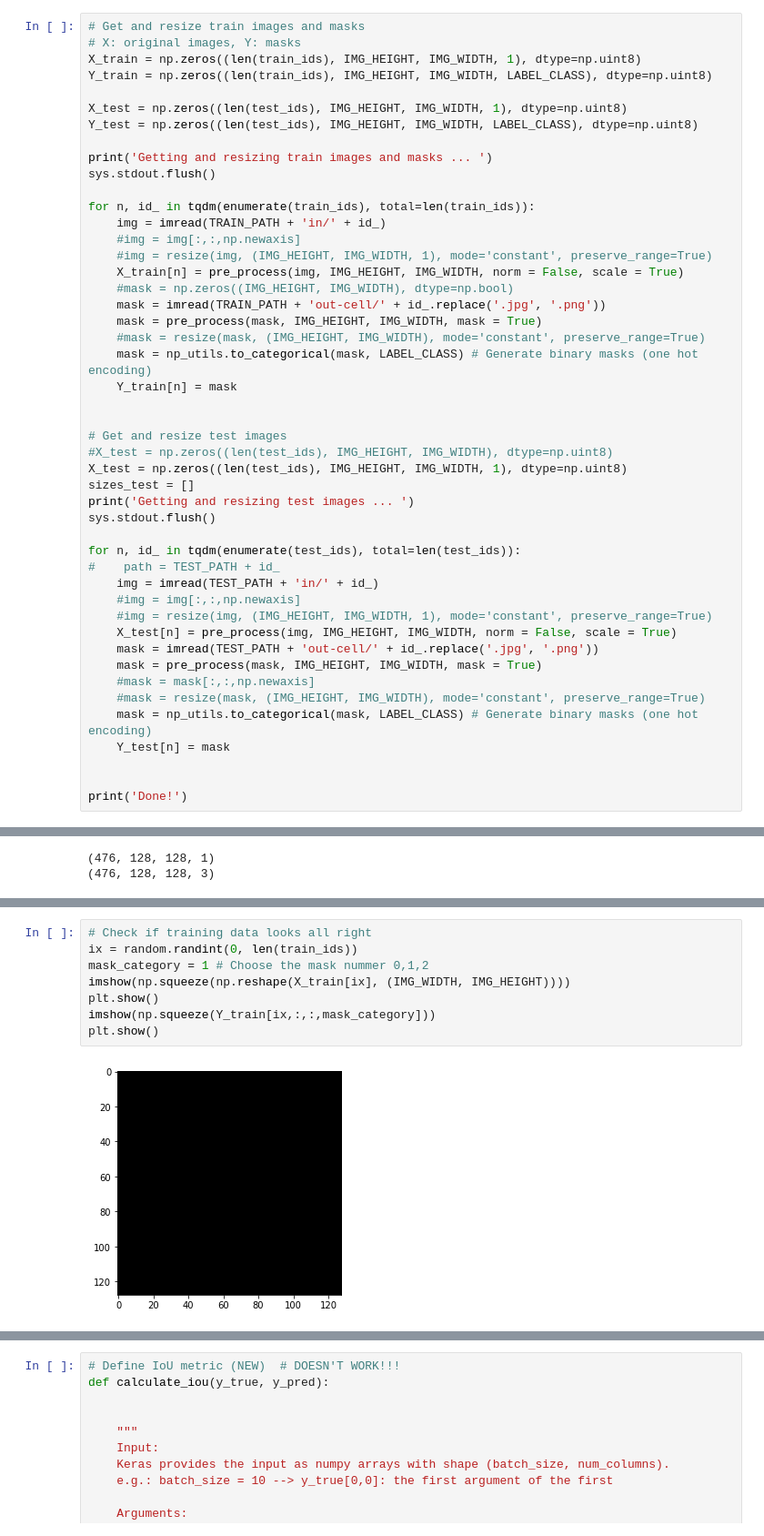
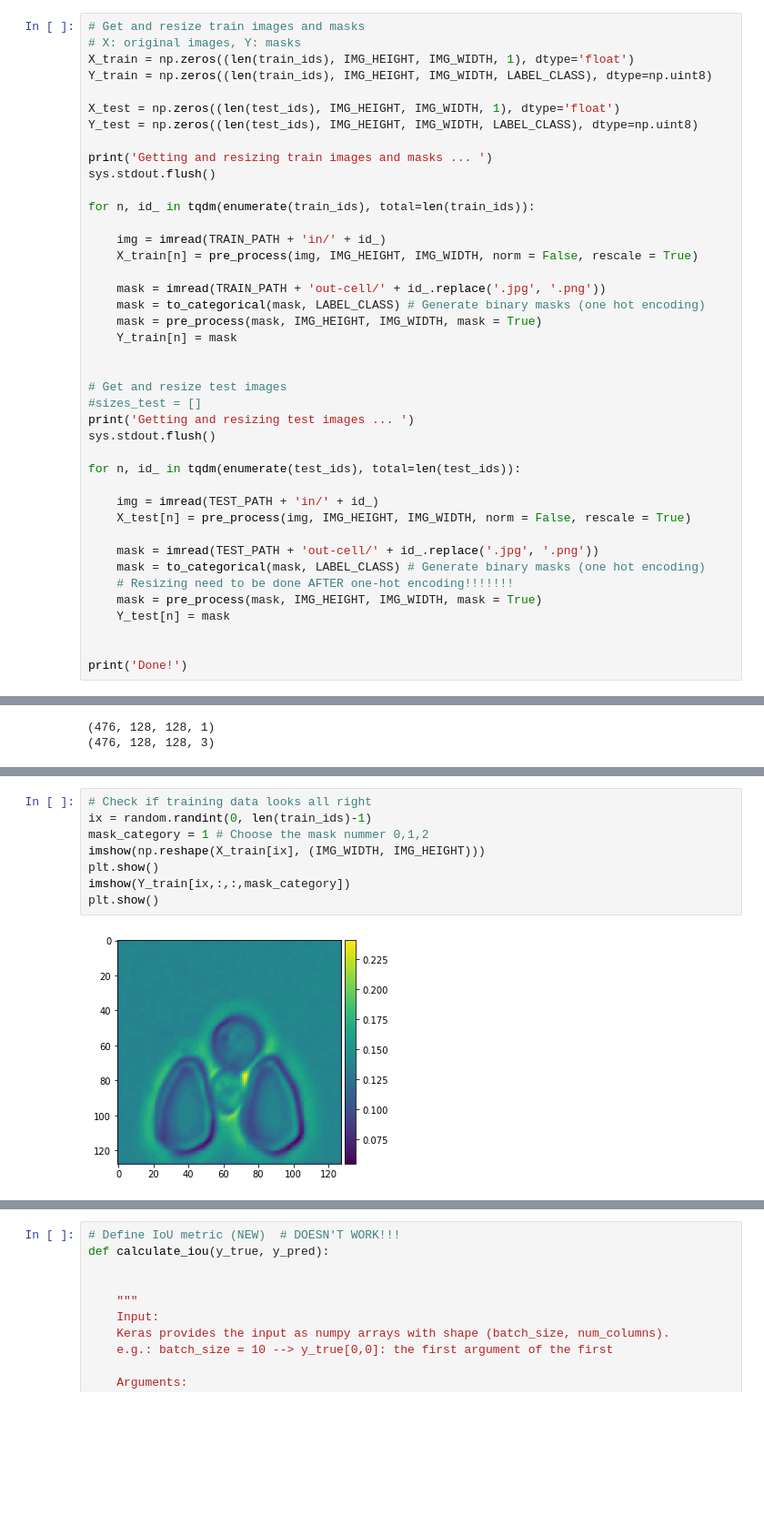
Before and after one commit to ziheng84/Master-thesis, a Jupyter notebook: UNet/lab_unet_training.ipynb, the cells around one changed output, grey strips where cells are left out. Shown at 91% size. Cells and saved outputs as stored; diff of their text form; blank space fills up the shorter version.

```diff
--- a/UNet/lab_unet_training.ipynb
+++ b/UNet/lab_unet_training.ipynb
@@ -144,46 +123,40 @@ test_img1.shape
 # %%
 # Get and resize train images and masks
 # X: original images, Y: masks
-X_train = np.zeros((len(train_ids), IMG_HEIGHT, IMG_WIDTH, 1), dtype=np.uint8)
+X_train = np.zeros((len(train_ids), IMG_HEIGHT, IMG_WIDTH, 1), dtype='float')
 Y_train = np.zeros((len(train_ids), IMG_HEIGHT, IMG_WIDTH, LABEL_CLASS), dtype=np.uint8)
 
-X_test = np.zeros((len(test_ids), IMG_HEIGHT, IMG_WIDTH, 1), dtype=np.uint8)
+X_test = np.zeros((len(test_ids), IMG_HEIGHT, IMG_WIDTH, 1), dtype='float')
 Y_test = np.zeros((len(test_ids), IMG_HEIGHT, IMG_WIDTH, LABEL_CLASS), dtype=np.uint8)
 
 print('Getting and resizing train images and masks ... ')
 sys.stdout.flush()
 
 for n, id_ in tqdm(enumerate(train_ids), total=len(train_ids)):
+
     img = imread(TRAIN_PATH + 'in/' + id_)
-    #img = img[:,:,np.newaxis]
-    #img = resize(img, (IMG_HEIGHT, IMG_WIDTH, 1), mode='constant', preserve_range=True)
-    X_train[n] = pre_process(img, IMG_HEIGHT, IMG_WIDTH, norm = False, scale = True)
-    #mask = np.zeros((IMG_HEIGHT, IMG_WIDTH), dtype=np.bool)
+    X_train[n] = pre_process(img, IMG_HEIGHT, IMG_WIDTH, norm = False, rescale = True)
+
     mask = imread(TRAIN_PATH + 'out-cell/' + id_.replace('.jpg', '.png'))
+    mask = to_categorical(mask, LABEL_CLASS) # Generate binary masks (one hot encoding)
     mask = pre_process(mask, IMG_HEIGHT, IMG_WIDTH, mask = True)
-    #mask = resize(mask, (IMG_HEIGHT, IMG_WIDTH), mode='constant', preserve_range=True)
-    mask = np_utils.to_categorical(mask, LABEL_CLASS) # Generate binary masks (one hot encoding)
     Y_train[n] = mask
 
 
 # Get and resize test images
-#X_test = np.zeros((len(test_ids), IMG_HEIGHT, IMG_WIDTH), dtype=np.uint8)
-X_test = np.zeros((len(test_ids), IMG_HEIGHT, IMG_WIDTH, 1), dtype=np.uint8)
-sizes_test = []
+#sizes_test = []
 print('Getting and resizing test images ... ')
 sys.stdout.flush()
 
 for n, id_ in tqdm(enumerate(test_ids), total=len(test_ids)):
-#    path = TEST_PATH + id_
+
     img = imread(TEST_PATH + 'in/' + id_)
-    #img = img[:,:,np.newaxis]
-    #img = resize(img, (IMG_HEIGHT, IMG_WIDTH, 1), mode='constant', preserve_range=True)
-    X_test[n] = pre_process(img, IMG_HEIGHT, IMG_WIDTH, norm = False, scale = True)
+    X_test[n] = pre_process(img, IMG_HEIGHT, IMG_WIDTH, norm = False, rescale = True)
+
     mask = imread(TEST_PATH + 'out-cell/' + id_.replace('.jpg', '.png'))
+    mask = to_categorical(mask, LABEL_CLASS) # Generate binary masks (one hot encoding)
+    # Resizing need to be done AFTER one-hot encoding!!!!!!!
     mask = pre_process(mask, IMG_HEIGHT, IMG_WIDTH, mask = True)
-    #mask = mask[:,:,np.newaxis]
-    #mask = resize(mask, (IMG_HEIGHT, IMG_WIDTH), mode='constant', preserve_range=True)
-    mask = np_utils.to_categorical(mask, LABEL_CLASS) # Generate binary masks (one hot encoding)
     Y_test[n] = mask
 
 
@@ -209,10 +174,10 @@ np.max(X_train)
 # %%
 # Check if training data looks all right
-ix = random.randint(0, len(train_ids))
+ix = random.randint(0, len(train_ids)-1)
 mask_category = 1 # Choose the mask nummer 0,1,2
-imshow(np.squeeze(np.reshape(X_train[ix], (IMG_WIDTH, IMG_HEIGHT))))
+imshow(np.reshape(X_train[ix], (IMG_WIDTH, IMG_HEIGHT)))
 plt.show()
-imshow(np.squeeze(Y_train[ix,:,:,mask_category]))
+imshow(Y_train[ix,:,:,mask_category])
 plt.show()
 # %% [output]
-[figure, old version]
+[figure, new version]
```
Also changed, not shown: parts of 11 cells of this notebook, 5 other files.
